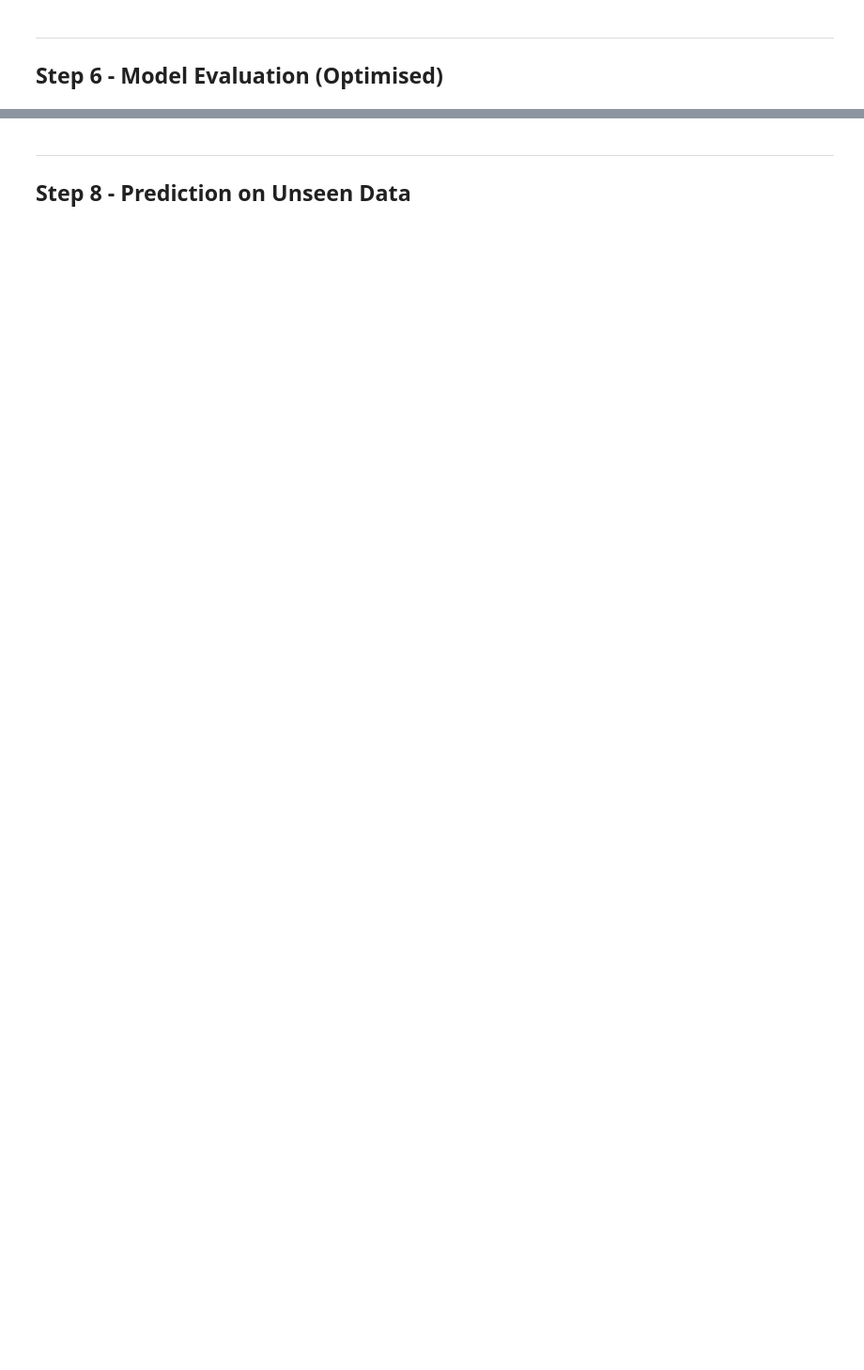
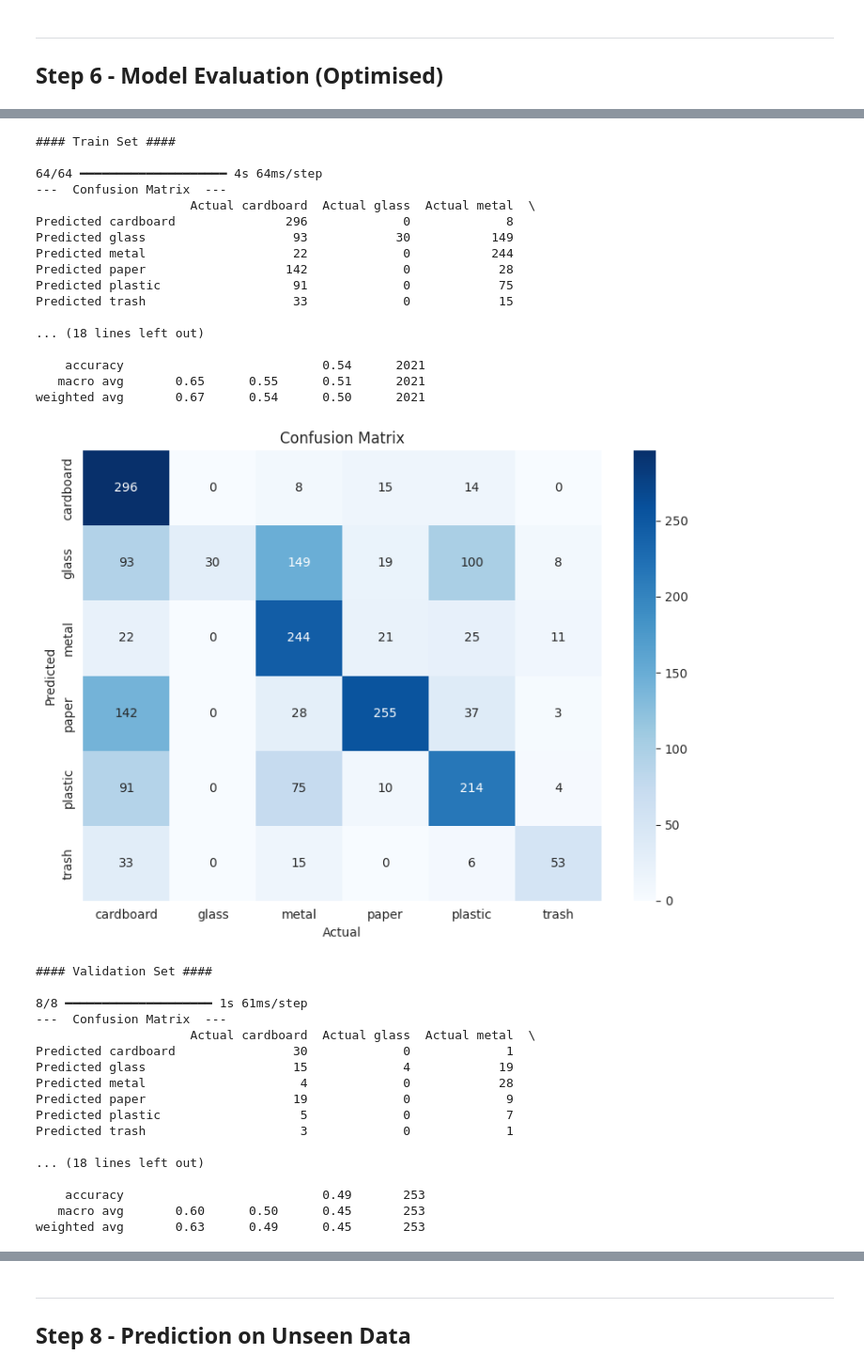
Before and after one commit to ArchieSeamons/ArchieSeamons-CW2-UP2110919-Image_Classification, a Jupyter notebook: CW2.ipynb, the cells around one changed output, grey strips where cells are left out. Shown at 94% size. Cells and saved outputs as stored; diff of their text form; code cells hidden in the pictures; blank space fills up the shorter version.

```diff
--- a/CW2.ipynb
+++ b/CW2.ipynb
@@ -561,0 +876,45 @@ Based on the baseline results, the following targeted improvements will be made:
+# %%
+optimised_model = load_model('outputs/optimised_model.keras')
+
+clf_performance(X_train, y_train,
+                X_val, y_val,
+                X_test, y_test,
+                optimised_model,
+                label_map=class_names
+                )
+# %% [output]
+#### Train Set ####
+
+64/64 ━━━━━━━━━━━━━━━━━━━━ 4s 64ms/step
+---  Confusion Matrix  ---
+                     Actual cardboard  Actual glass  Actual metal  \
+Predicted cardboard               296             0             8
+Predicted glass                    93            30           149
+Predicted metal                    22             0           244
+Predicted paper                   142             0            28
+Predicted plastic                  91             0            75
+Predicted trash                    33             0            15
+
+... (18 lines left out)
+
+    accuracy                           0.54      2021
+   macro avg       0.65      0.55      0.51      2021
+weighted avg       0.67      0.54      0.50      2021
+[figure, added]
+#### Validation Set ####
+
+8/8 ━━━━━━━━━━━━━━━━━━━━ 1s 61ms/step
+---  Confusion Matrix  ---
+                     Actual cardboard  Actual glass  Actual metal  \
+Predicted cardboard                30             0             1
+Predicted glass                    15             4            19
+Predicted metal                     4             0            28
+Predicted paper                    19             0             9
+Predicted plastic                   5             0             7
+Predicted trash                     3             0             1
+
+... (18 lines left out)
+
+    accuracy                           0.49       253
+   macro avg       0.60      0.50      0.45       253
+weighted avg       0.63      0.49      0.45       253
```
Also changed, not shown: parts of 32 cells of this notebook, 7 other files.
